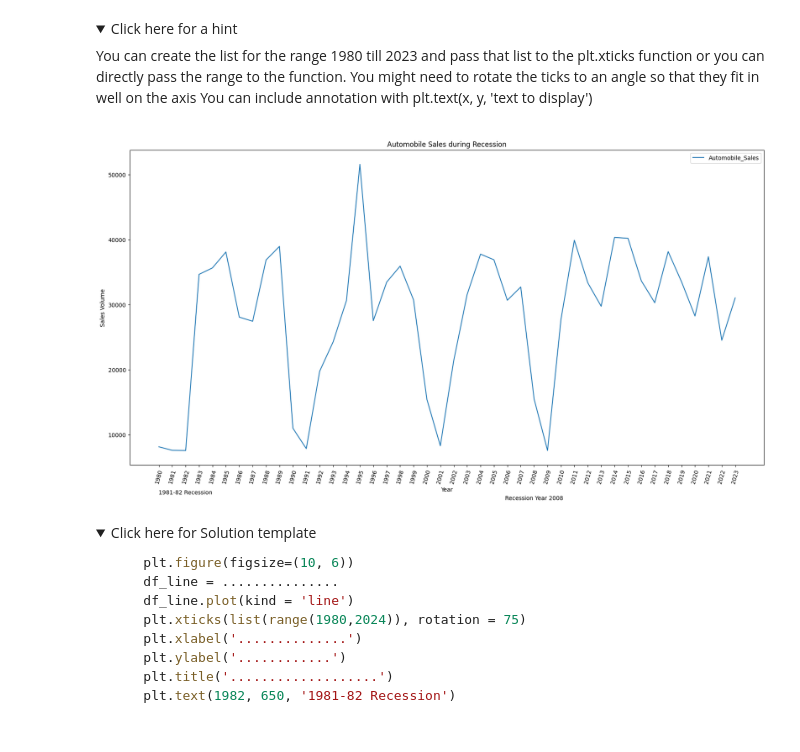
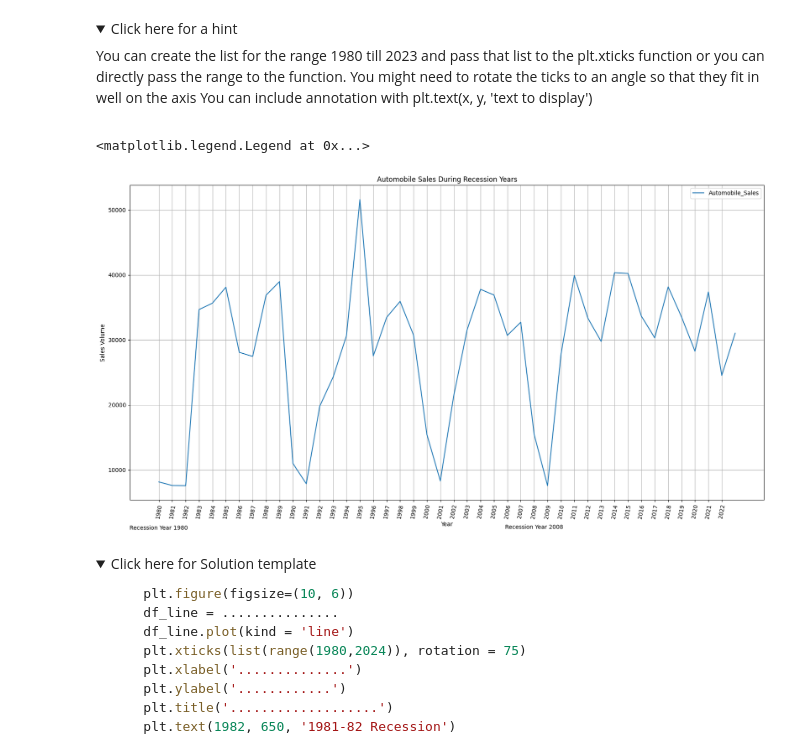
Before and after one commit to Rabinkarki123/Vehicles_Sales_Analysis_During_Recession_Period, a Jupyter notebook: IBMDeveloperSkillsNetwork-DV0101EN-SkillsNetwork_labs_v4_Final Project_DV0101EN-Exercise-Final-Assignment-Part-1-20230614-1686700800.jupyterlite (1).ipynb, the cells around one changed output. Cells and saved outputs as stored; diff of their text form; code cells hidden in the pictures; folded sections open.

Commit message:
Added xticks on all the years to identify the recession years using text method.

```diff
--- a/IBMDeveloperSkillsNetwork-DV0101EN-SkillsNetwork_labs_v4_Final Project_DV0101EN-Exercise-Final-Assignment-Part-1-20230614-1686700800.jupyterlite (1).ipynb
+++ b/IBMDeveloperSkillsNetwork-DV0101EN-SkillsNetwork_labs_v4_Final Project_DV0101EN-Exercise-Final-Assignment-Part-1-20230614-1686700800.jupyterlite (1).ipynb
@@ -310,33 +310,24 @@ ticks on x- axis with all the years, to identify the years of recession
 </details>
 # %%
 
+# xticks on x-axis for all the years
+new_df.plot(kind="line", figsize=(20,10))
+plt.xticks(list(range(1980, 2023)), rotation=80)
 
-# Create a line chart
-plt.figure(figsize=(20, 10))
-df_line = df.groupby(df['Year'])['Automobile_Sales'].sum()
-df_line.plot(kind='line')
+plt.xlabel("Year")
+plt.ylabel("Sales Volume")
+plt.title("Automobile Sales During Recession Years")
+plt.grid(True)
 
-# Set ticks on the x-axis for all years
-plt.xticks(list(range(1980, 2024)), rotation=75)
+# now anotate at least two years of Recession on x-axis
+plt.text(1980,800, "Recession Year 1980", ha="center")
+plt.text(2008, 900, "Recession Year 2008", ha="center")
 
-# Label the x and y axes
-plt.xlabel('Year')
-plt.ylabel('Sales Volume')
-
-# Set the title
-plt.title('Automobile Sales during Recession')
-
-# Annotate the recession years
-plt.text(1982, 650, '1981-82 Recession',ha='center', va='bottom')
-plt.text(2008, 700, 'Recession Year 2008', ha='center', va='top')
-
-# adding legend
+#show legend
 plt.legend()
-
-# Show the plot
-plt.show()
 # %% [output]
+<matplotlib.legend.Legend at 0x...>
-[figure, old version]
+[figure, new version]
 # %% [markdown]
 <details>
     <summary>Click here for Solution template</summary>
```
